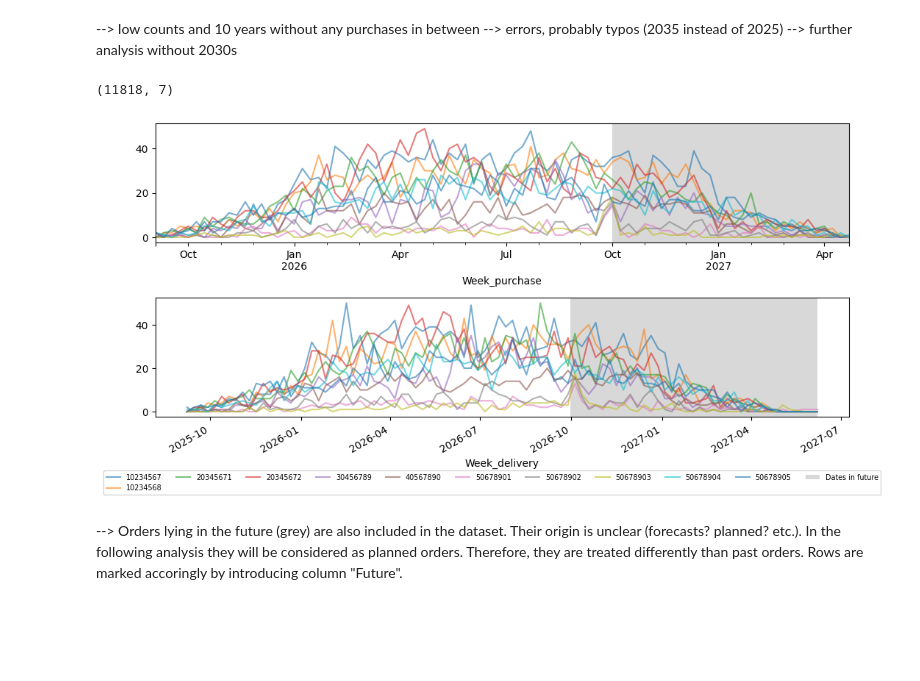
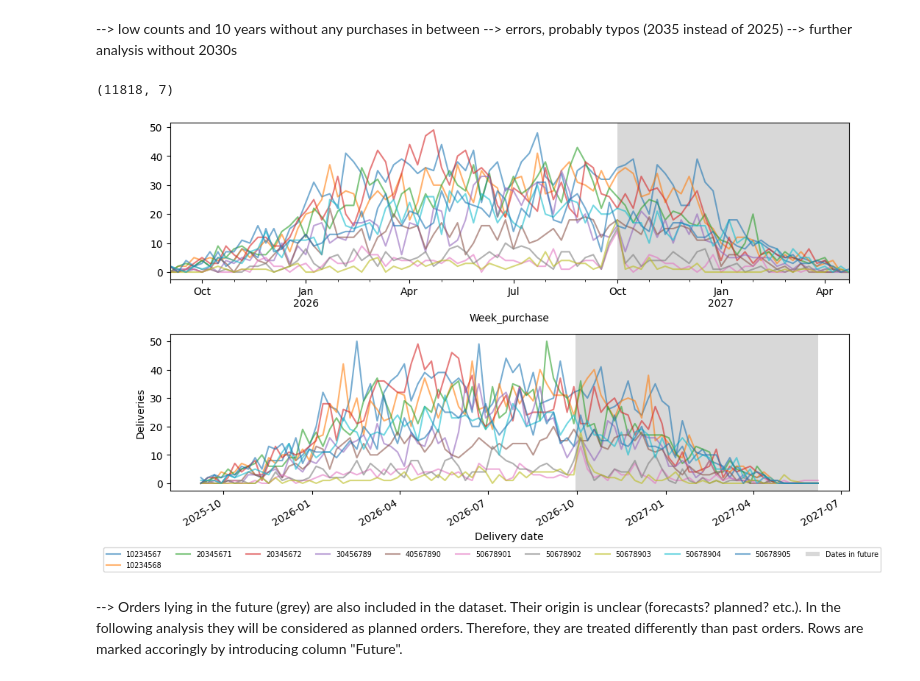
Before and after one commit to Marius089/spare-parts-analysis, a Jupyter notebook: spare_part_task_final.ipynb, the cells around one changed output. Drawn from its saved outputs; the diff is of its cells as text; code cells hidden in the pictures; blank space fills up the shorter version.

```diff
--- a/spare_part_task_final.ipynb
+++ b/spare_part_task_final.ipynb
@@ -189,36 +228,36 @@ mask = (
     & df_part['Date_delivery'].between('2020-01-01', '2030-01-01')
 )
 df_part = df_part.loc[mask, :] # delete unplausible dates from dataframe
 print(df_part.shape)
 
 # plot
-fig, ax = plt.subplots(nrows=2, ncols=1, figsize=(10, 5))
+fig, ax = plt.subplots(nrows=2, ncols=1, figsize=(10, 6))
 
 pd.crosstab(index=df_part.loc[:, 'Week_purchase'],
             columns=df_part.loc[:, 'Part_id']
            ).plot(alpha=.6, legend=False, ax=ax[0])
 pd.crosstab(index=df_part.loc[:, 'Week_delivery'],
             columns=df_part.loc[:, 'Part_id']
-           ).plot(alpha=.6, legend=False, ax=ax[1])
+           ).plot(alpha=.6, legend=False, ax=ax[1], ylabel='Deliveries', xlabel='Delivery date')
 
 for a in ax:
     a.axvspan(
         '2026-09-30', df_part.loc[mask, 'Week_delivery'].max(),
         facecolor='grey', alpha=0.3, label='Dates in future'
     )
 
 handles, labels = ax[0].get_legend_handles_labels()
 fig.legend(
     handles, labels,
     loc='lower center',
     bbox_to_anchor=(0.5, -0.05),
     ncol=11,
     fontsize='x-small')
 
 plt.tight_layout()
 # %% [output]
 (11818, 7)
-[figure, old version]
+[figure, new version]
 # %% [markdown]
 --> Orders lying in the future (grey) are also included in the dataset. Their origin is unclear (forecasts? planned? etc.).
 In the following analysis they will be considered as planned orders. Therefore, they are treated differently than past orders. Rows are marked accoringly by introducing column "Future".
```
Also changed, not shown: parts of 4 cells of this notebook.
